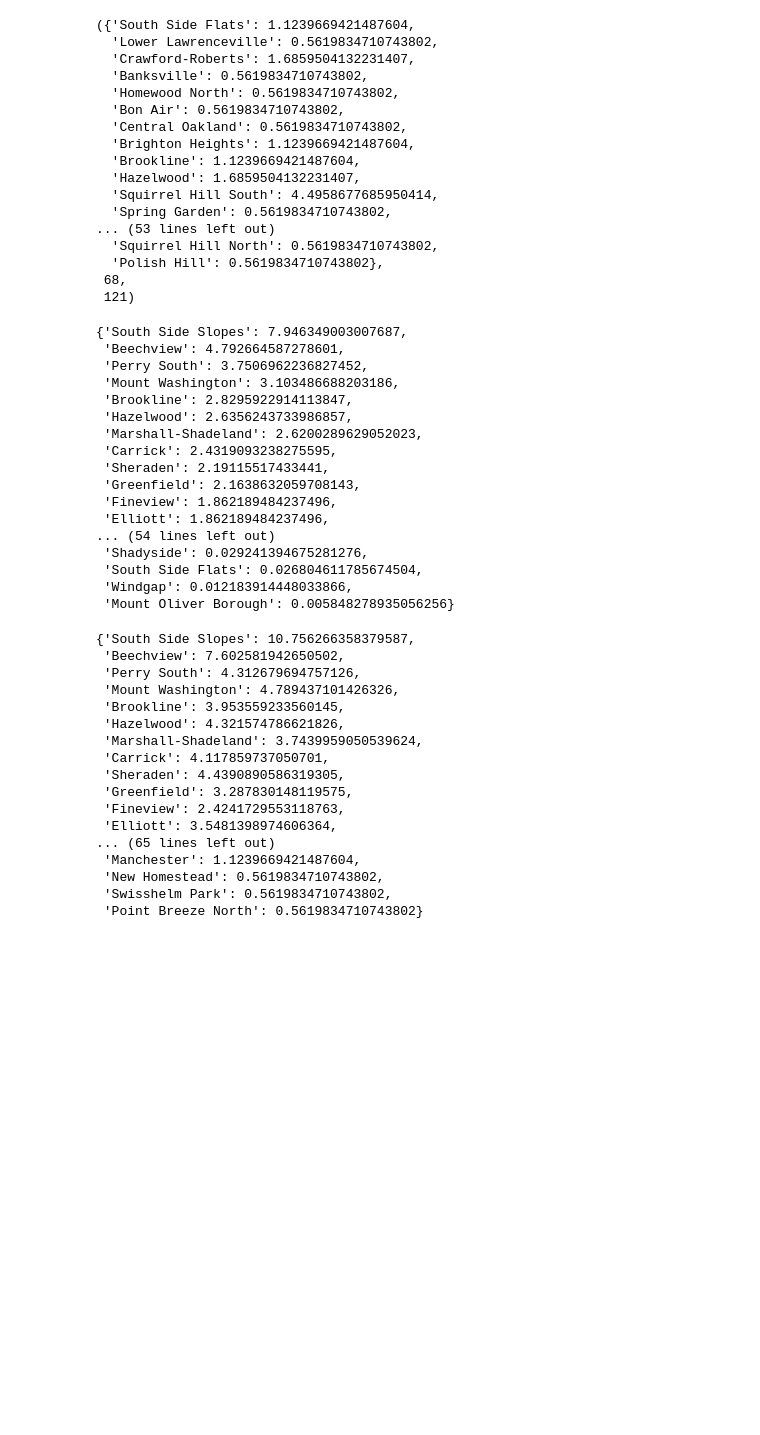
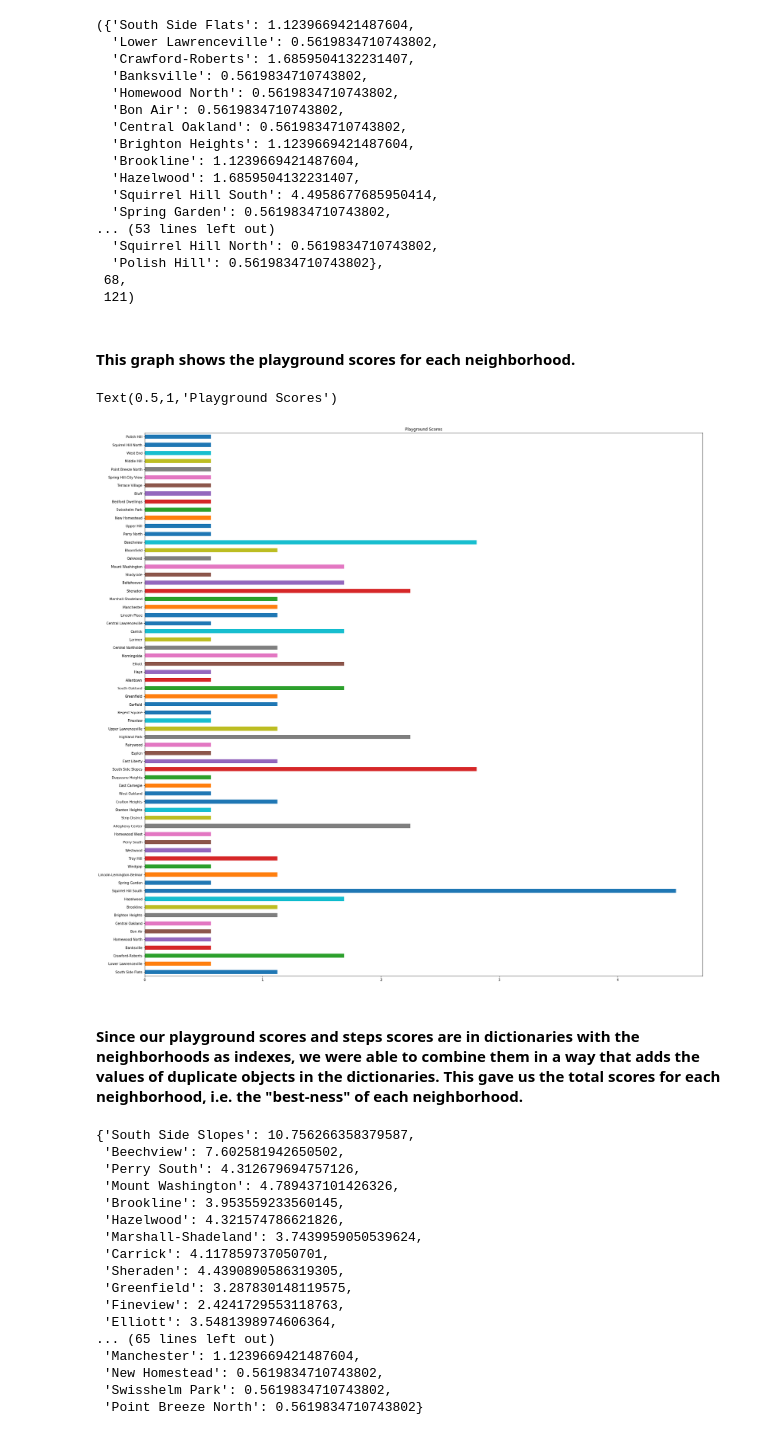
Before and after one commit to emmaknaub/Best-Pittsburgh-Neighborhood, a Jupyter notebook: Final.ipynb, the cells around one changed output. Drawn from its saved outputs; the diff is of its cells as text; code cells hidden in the pictures; blank space fills up the shorter version.

```diff
--- a/Final.ipynb
+++ b/Final.ipynb
@@ -169,27 +212,17 @@ items2,i,x
   'Polish Hill': 0.5619834710743802},
  68,
  121)
-# %%
-stepdict = sumofsteps.to_dict()
-stepdict
-# %% [output]
-{'South Side Slopes': 7.946349003007687,
- 'Beechview': 4.792664587278601,
- 'Perry South': 3.7506962236827452,
- 'Mount Washington': 3.103486688203186,
- 'Brookline': 2.8295922914113847,
- 'Hazelwood': 2.6356243733986857,
- 'Marshall-Shadeland': 2.6200289629052023,
- 'Carrick': 2.4319093238275595,
- 'Sheraden': 2.19115517433441,
- 'Greenfield': 2.1638632059708143,
- 'Fineview': 1.862189484237496,
- 'Elliott': 1.862189484237496,
-... (54 lines left out)
- 'Shadyside': 0.029241394675281276,
- 'South Side Flats': 0.026804611785674504,
- 'Windgap': 0.012183914448033866,
- 'Mount Oliver Borough': 0.005848278935056256}
+# %% [markdown]
+#### This graph shows the playground scores for each neighborhood.
+# %%
+s = pd.Series(items2, name='DateValue')
+s.plot.barh(stacked=True, figsize=(30,30))
+plt.title("Playground Scores")
+# %% [output]
+Text(0.5,1,'Playground Scores')
+[figure, added]
+# %% [markdown]
+#### Since our playground scores and steps scores are in dictionaries with the neighborhoods as indexes, we were able to combine them in a way that adds the values of duplicate objects in the dictionaries. This gave us the total scores for each neighborhood, i.e. the "best-ness" of each neighborhood.
 # %%
 a = stepdict
 b = items2
```
Also changed, not shown: parts of 29 cells of this notebook, 1 other file.
